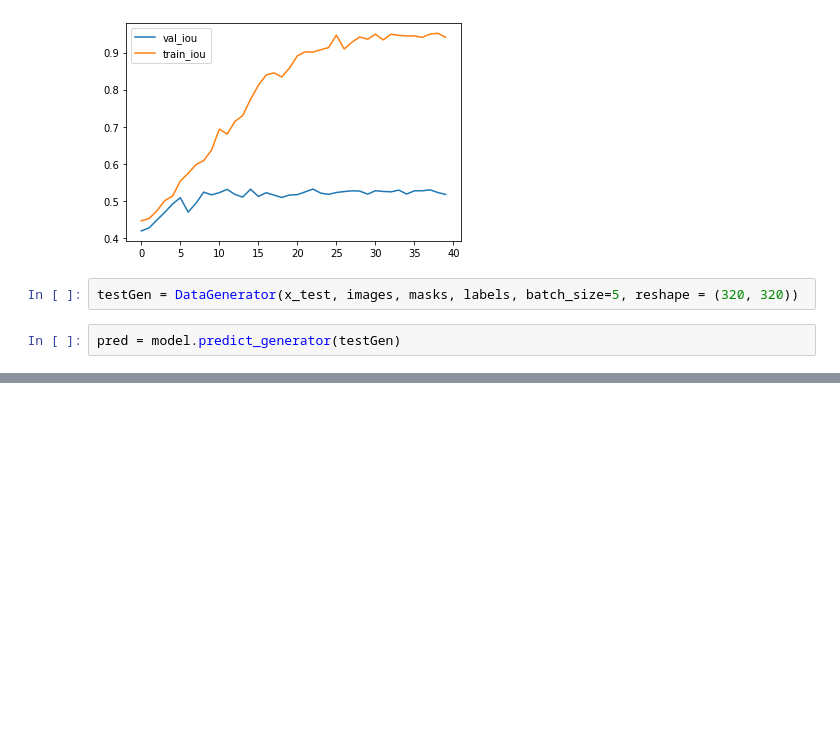
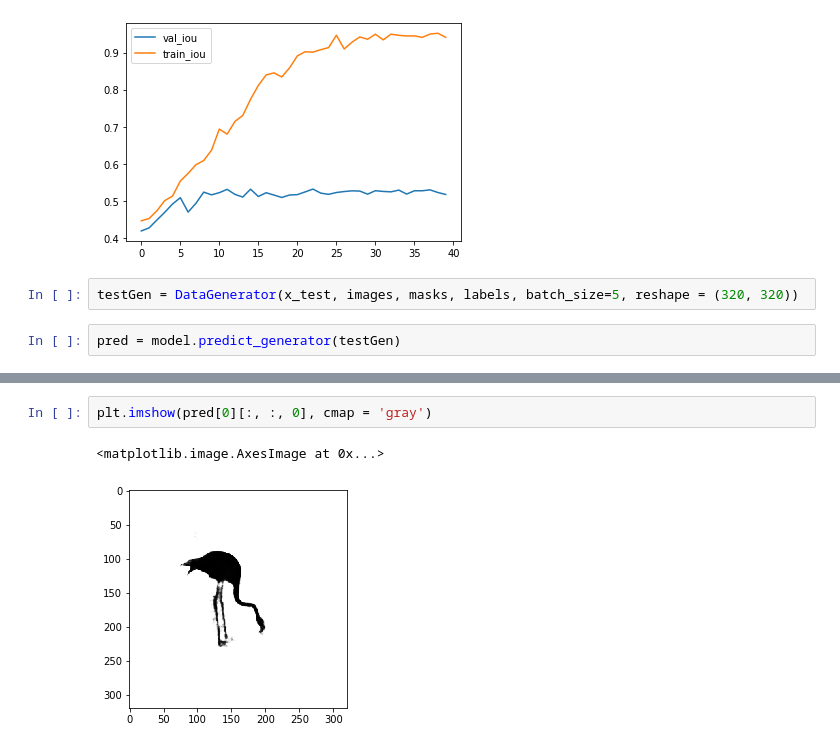
Before and after one commit to thisisashukla/computer-vision, a Jupyter notebook: 5_segmentation/05_segmentation_models.ipynb, the cells around one changed output, grey strips where cells are left out. Cells and saved outputs as stored; diff of their text form; blank space fills up the shorter version.

```diff
--- a/5_segmentation/05_segmentation_models.ipynb
+++ b/5_segmentation/05_segmentation_models.ipynb
@@ -450,0 +501,5 @@ visualize(testGen[0][0][0:5], pred[0:5], title = 'Prediction')
+# %%
+plt.imshow(pred[0][:, :, 0], cmap = 'gray')
+# %% [output]
+<matplotlib.image.AxesImage at 0x...>
+[figure, added]
```
Also changed, not shown: parts of 4 cells of this notebook, 9 other files.
